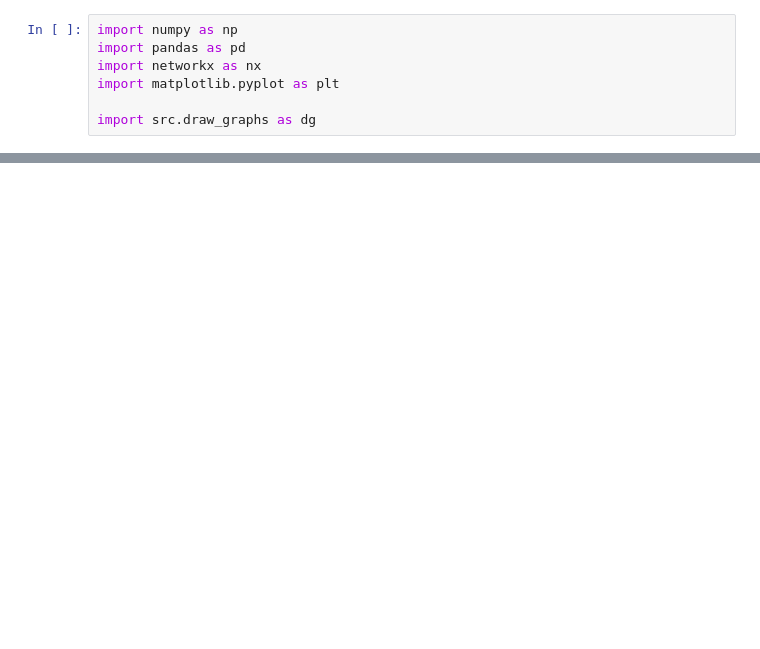
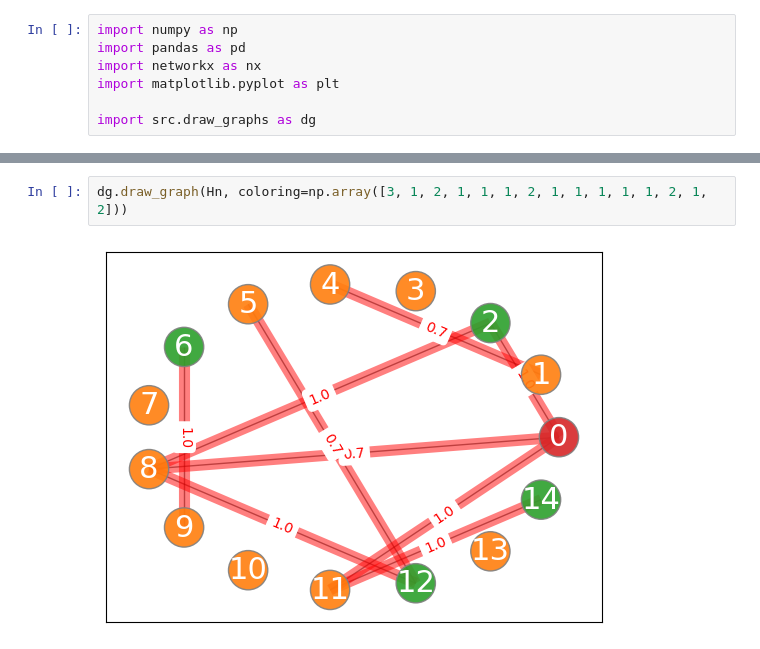
Before and after one commit to FrightenedFox/graph-coloring, a Jupyter notebook: visualization.ipynb, the cells around one changed output, grey strips where cells are left out. Cells and saved outputs as stored; diff of their text form; blank space fills up the shorter version.

```diff
--- a/visualization.ipynb
+++ b/visualization.ipynb
@@ -19,0 +35,4 @@ dg.draw_graph(Hn, coloring=np.array([3, 3, 1, 3, 2, 1, 1, 2, 2, 3, 2, 2, 3, 3, 1
+# %%
+dg.draw_graph(Hn, coloring=np.array([3, 1, 2, 1, 1, 1, 2, 1, 1, 1, 1, 1, 2, 1, 2]))
+# %% [output]
+[figure, added]
```
Also changed, not shown: parts of 7 cells of this notebook, 3 other files.
